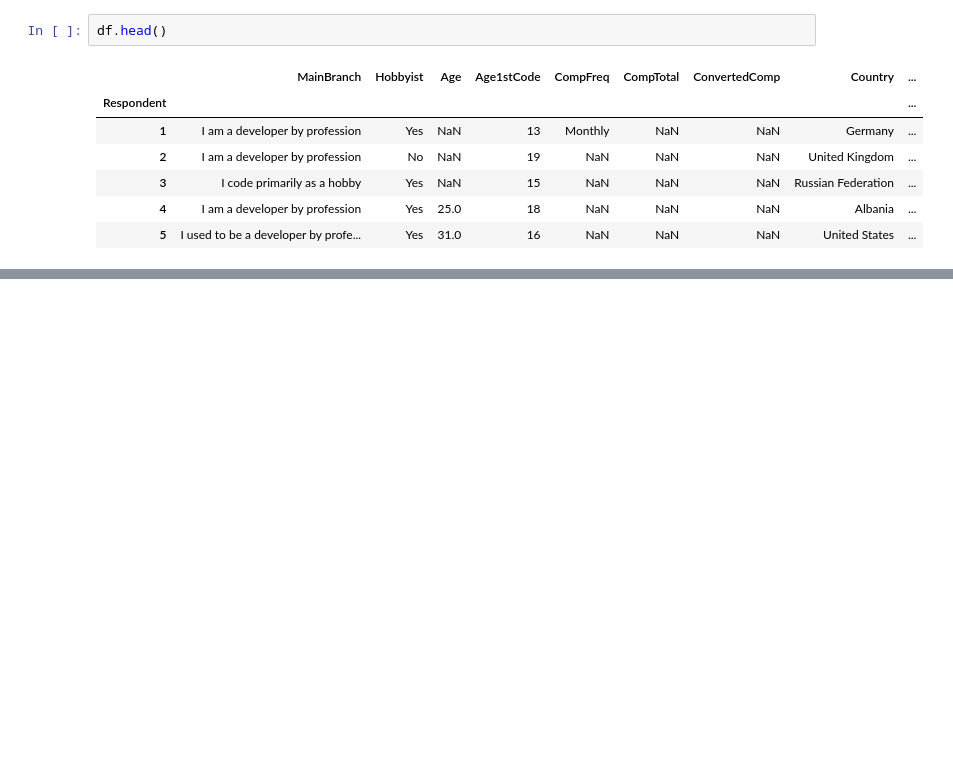
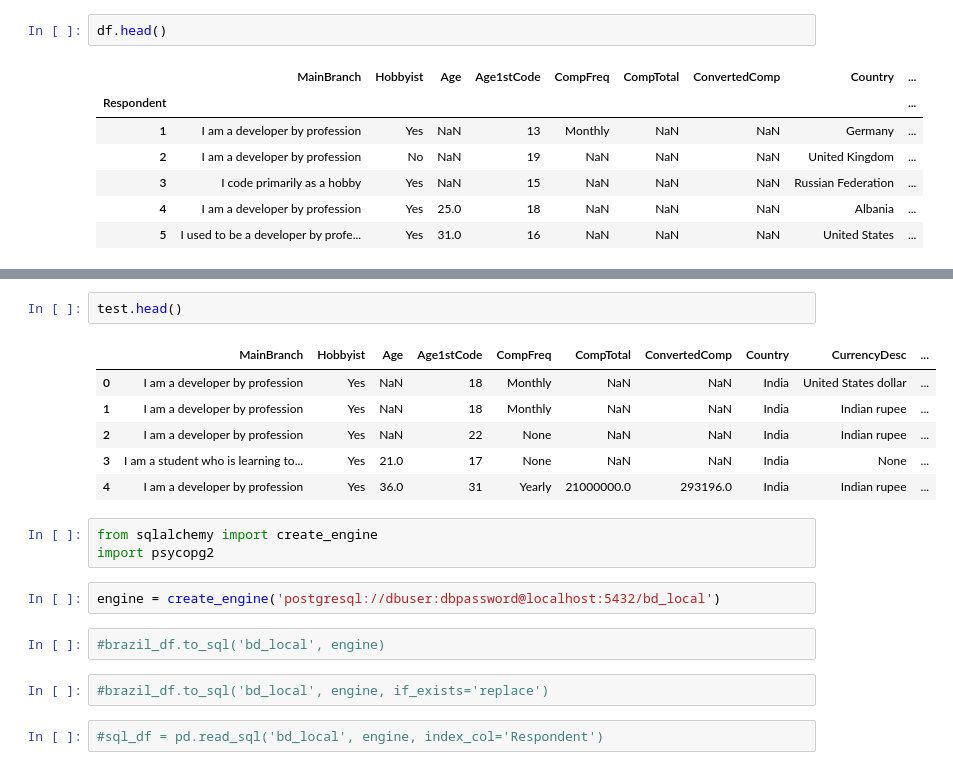
Before and after one commit to JefersonMelo/22-Banco, a Jupyter notebook: 03-Pandas/panda.ipynb, the cells around one changed output, grey strips where cells are left out. Cells and saved outputs as stored; diff of their text form; blank space fills up the shorter version.

```diff
--- a/03-Pandas/panda.ipynb
+++ b/03-Pandas/panda.ipynb
@@ -588,0 +48,20 @@ df['YEARSCODE'].median()
+# %%
+test.head()
+# %% [output]
+|  | MainBranch | Hobbyist | Age | Age1stCode | CompFreq | CompTotal | ConvertedComp | Country | CurrencyDesc | ... |
+| 0 | I am a developer by profession | Yes | NaN | 18 | Monthly | NaN | NaN | India | United States dollar | ... |
+| 1 | I am a developer by profession | Yes | NaN | 18 | Monthly | NaN | NaN | India | Indian rupee | ... |
+| 2 | I am a developer by profession | Yes | NaN | 22 | None | NaN | NaN | India | Indian rupee | ... |
+| 3 | I am a student who is learning to... | Yes | 21.0 | 17 | None | NaN | NaN | India | None | ... |
+| 4 | I am a developer by profession | Yes | 36.0 | 31 | Yearly | 21000000.0 | 293196.0 | India | Indian rupee | ... |
+# %%
+from sqlalchemy import create_engine
+import psycopg2
+# %%
+engine = create_engine('postgresql://dbuser:dbpassword@localhost:5432/bd_local')
+# %%
+#brazil_df.to_sql('bd_local', engine)
+# %%
+#brazil_df.to_sql('bd_local', engine, if_exists='replace')
+# %%
+#sql_df = pd.read_sql('bd_local', engine, index_col='Respondent')
```
Also changed, not shown: parts of 67 cells of this notebook, 6 other files.
